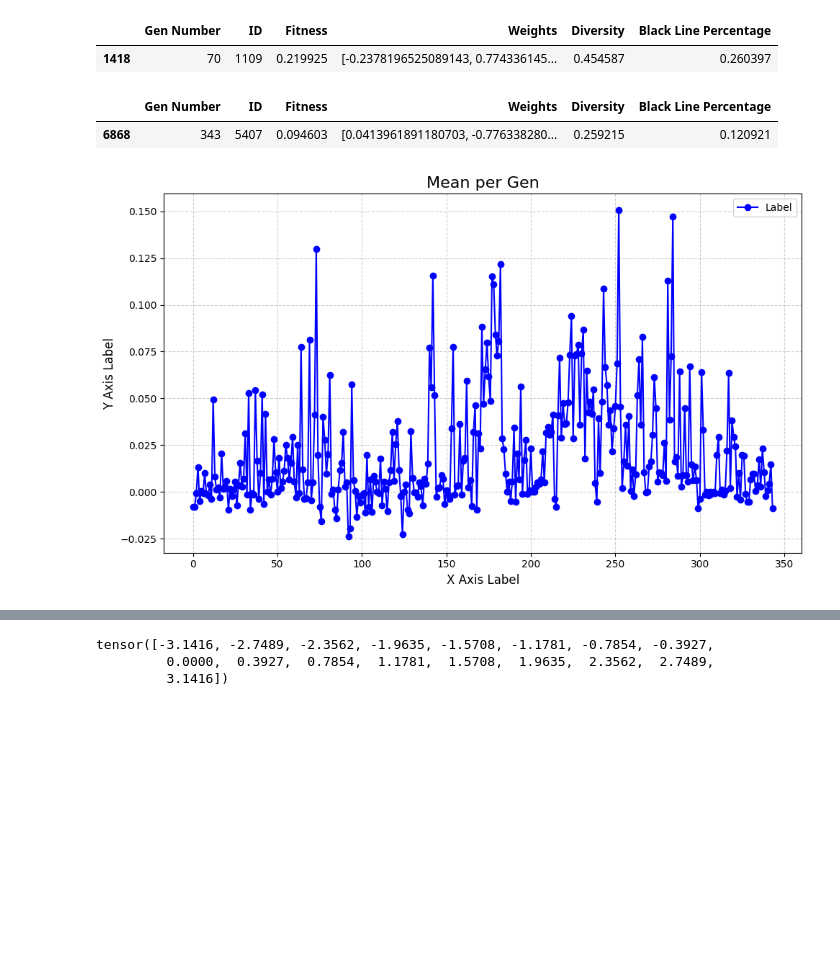
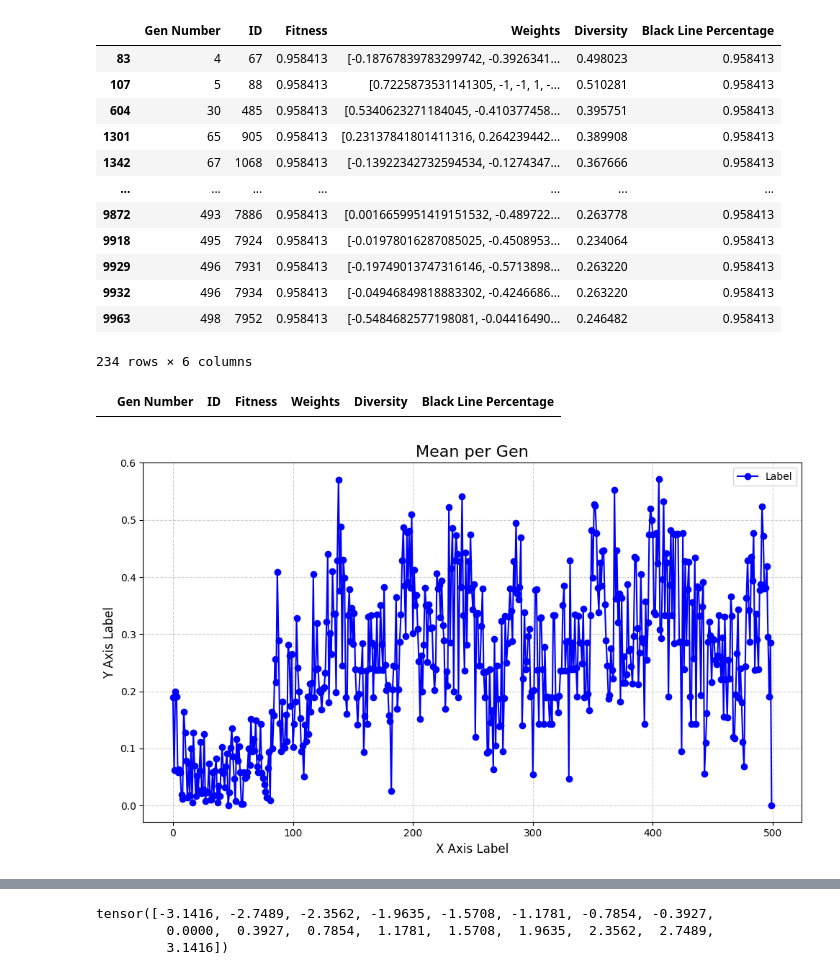
Before and after one commit to AlexandreMilharado/Robotics, a Jupyter notebook: Proj1/controllers/p1_util/notebook.ipynb, the cells around one changed output, grey strips where cells are left out. Saved outputs shown, nothing was run; the diff lists cells and outputs as text; code cells hidden in the pictures; blank space fills up the shorter version.

```diff
--- a/Proj1/controllers/p1_util/notebook.ipynb
+++ b/Proj1/controllers/p1_util/notebook.ipynb
@@ -5,8 +5,8 @@ import numpy as np
 from scipy.stats import entropy
 import ast
 # %%
-df = pd.read_csv("experiements/complex_net/20_05/evolutionary.csv")
-# df = pd.read_csv("evolutionary.csv")
+# df = pd.read_csv("experiements/complex_net/20_05/evolutionary.csv")
+df = pd.read_csv("evolutionary.csv")
 df
 # %% [output]
 |  | Gen Number | ID | Fitness | Weights | Diversity | Black Line Percentage |
@@ -63,15 +63,25 @@ plot_graph(x_values, y_values, "Max per Gen")
 # %%
-max_vale = df.loc[(df["Gen Number"] == 70)]["Fitness"].max()
-df.loc[  (df["Gen Number"] == 70)].loc[df["Fitness"] == max_vale]
+max_vale = df.loc[df["ID"] < 200]["Fitness"].max()
+df.loc[df["ID"] != -1].loc[df["Fitness"] == max_vale]
 # %% [output]
 |  | Gen Number | ID | Fitness | Weights | Diversity | Black Line Percentage |
-| 1418 | 70 | 1109 | 0.219925 | [-0.2378196525089143, 0.774336145... | 0.454587 | 0.260397 |
+| 83 | 4 | 67 | 0.958413 | [-0.18767839783299742, -0.3926341... | 0.498023 | 0.958413 |
+| 107 | 5 | 88 | 0.958413 | [0.7225873531141305, -1, -1, 1, -... | 0.510281 | 0.958413 |
+| 604 | 30 | 485 | 0.958413 | [0.5340623271184045, -0.410377458... | 0.395751 | 0.958413 |
+| 1301 | 65 | 905 | 0.958413 | [0.23137841801411316, 0.264239442... | 0.389908 | 0.958413 |
+| 1342 | 67 | 1068 | 0.958413 | [-0.13922342732594534, -0.1274347... | 0.367666 | 0.958413 |
+| ... | ... | ... | ... | ... | ... | ... |
+| 9872 | 493 | 7886 | 0.958413 | [0.0016659951419151532, -0.489722... | 0.263778 | 0.958413 |
+| 9918 | 495 | 7924 | 0.958413 | [-0.01978016287085025, -0.4508953... | 0.234064 | 0.958413 |
+| 9929 | 496 | 7931 | 0.958413 | [-0.19749013747316146, -0.5713898... | 0.263220 | 0.958413 |
+| 9932 | 496 | 7934 | 0.958413 | [-0.04946849818883302, -0.4246686... | 0.263220 | 0.958413 |
+| 9963 | 498 | 7952 | 0.958413 | [-0.5484682577198081, -0.04416490... | 0.246482 | 0.958413 |
+234 rows × 6 columns
 # %%
-max_value = df.loc[df["Gen Number"] == 343]["Fitness"].max()
-df.loc[(df["Fitness"] == max_value) & (df["Gen Number"] == 343)]
+max_value = df.loc[df["Gen Number"] == 523]["Fitness"].max()
+display(df.loc[(df["Fitness"] == max_value) & (df["Gen Number"] == 523)])
 # %% [output]
 |  | Gen Number | ID | Fitness | Weights | Diversity | Black Line Percentage |
-| 6868 | 343 | 5407 | 0.094603 | [0.0413961891180703, -0.776338280... | 0.259215 | 0.120921 |
 # %%
 diversity_per_gen = df.groupby("Gen Number")["Fitness"].mean().reset_index()
 
@@ -82,7 +92,7 @@ y_values = diversity_per_gen["Fitness"]
 
 plot_graph(x_values, y_values, "Mean per Gen")
 # %% [output]
-[figure, old version]
+[figure, new version]
 # %%
 diversity_per_gen = df.groupby("Gen Number")["Diversity"].mean().reset_index()
 
```
Also changed, not shown: parts of 7 cells of this notebook, 28 other files.
